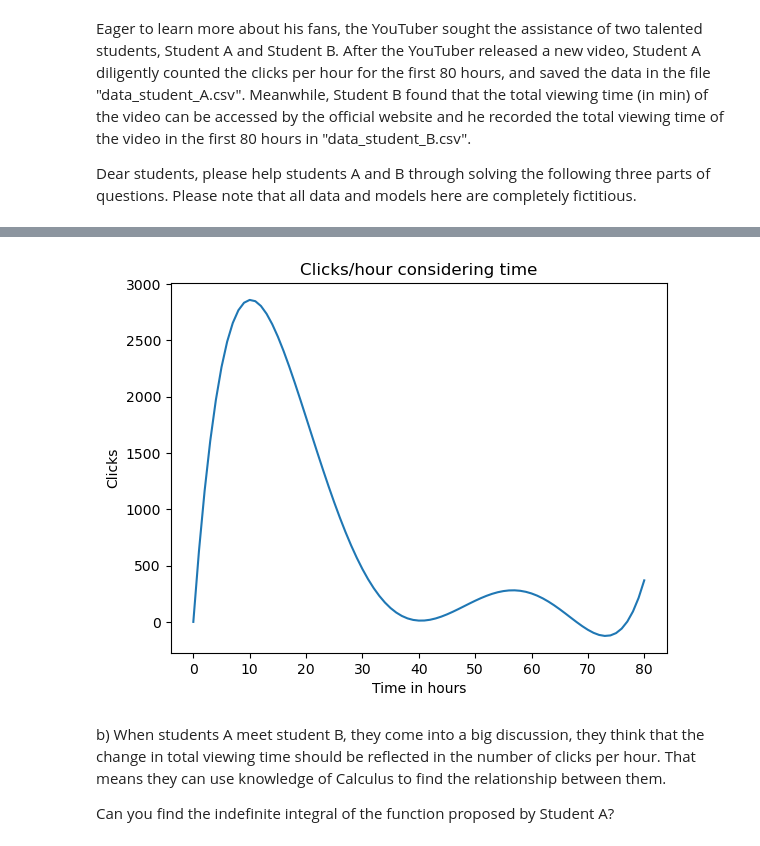
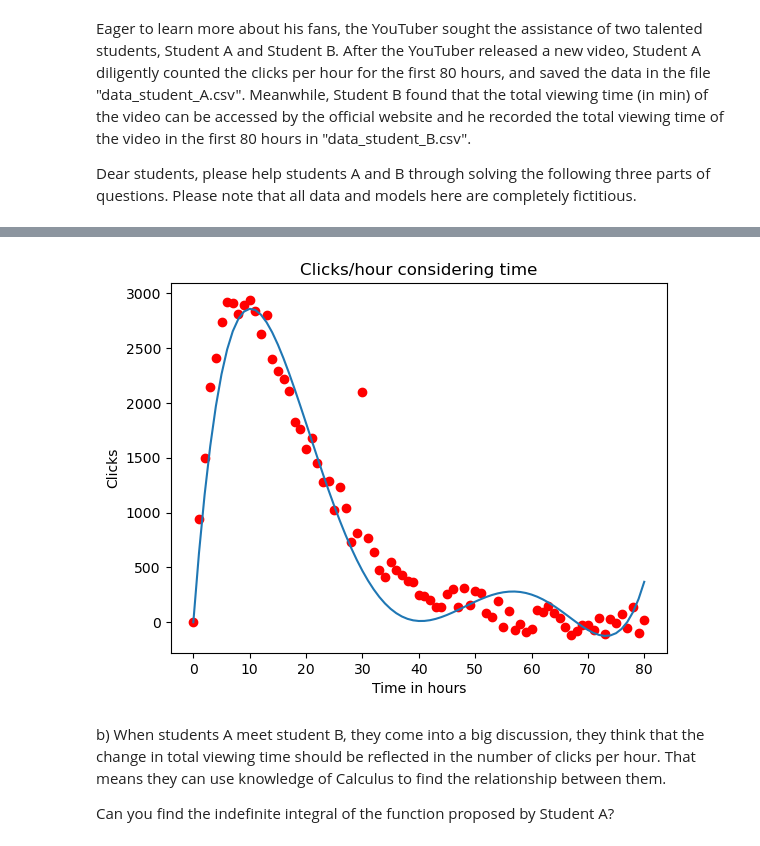
Before and after one commit to damarisparasca/computational-thinking-week-individual-14157365, a Jupyter notebook: challenge_calculus/Review_Calculus.ipynb, the cells around one changed output, grey strips where cells are left out. Cells and saved outputs as stored; diff of their text form; code cells hidden in the pictures.

```diff
--- a/challenge_calculus/Review_Calculus.ipynb
+++ b/challenge_calculus/Review_Calculus.ipynb
@@ -70,24 +70,24 @@ where x is the past time in hour and y is the clicks. Can you plot the data and
 # %%
 import numpy as np
 import matplotlib.pyplot as plt
 import pandas as pd
 
 df_A =  pd.read_csv('data_student_A.csv')
 x_A = df_A['time (h)']
-#clicks_A = df_A['clicks per hour']
+
 def clicks_hour(x):
     return 7.98 * 10 ** -5 * x ** 5 - 1.8 * 0.01 * x ** 4 + 1.48 * x ** 3 - 52.5 * x ** 2 + 680 * x
 
 y_A = [clicks_hour(x) for x in x_A]
 
-#plt.scatter(x_A, clicks_A)
+plt.scatter(x_A, df_A[' clicks per hour'], color='red', label='Data Points')
 plt.plot(x_A, y_A)
 plt.xlabel('Time in hours')
 plt.ylabel('Clicks')
 plt.title('Clicks/hour considering time')
 plt.show()
 # %% [output]
-[figure, old version]
+[figure, new version]
 # %% [markdown]
 b) When students A meet student B, they come into a big discussion, they think that the change in total viewing time should be reflected in the number of clicks per hour. That means they can use knowledge of Calculus to find the relationship between them.
 
```
Also changed, not shown: parts of 3 cells of this notebook, 1 other file.
